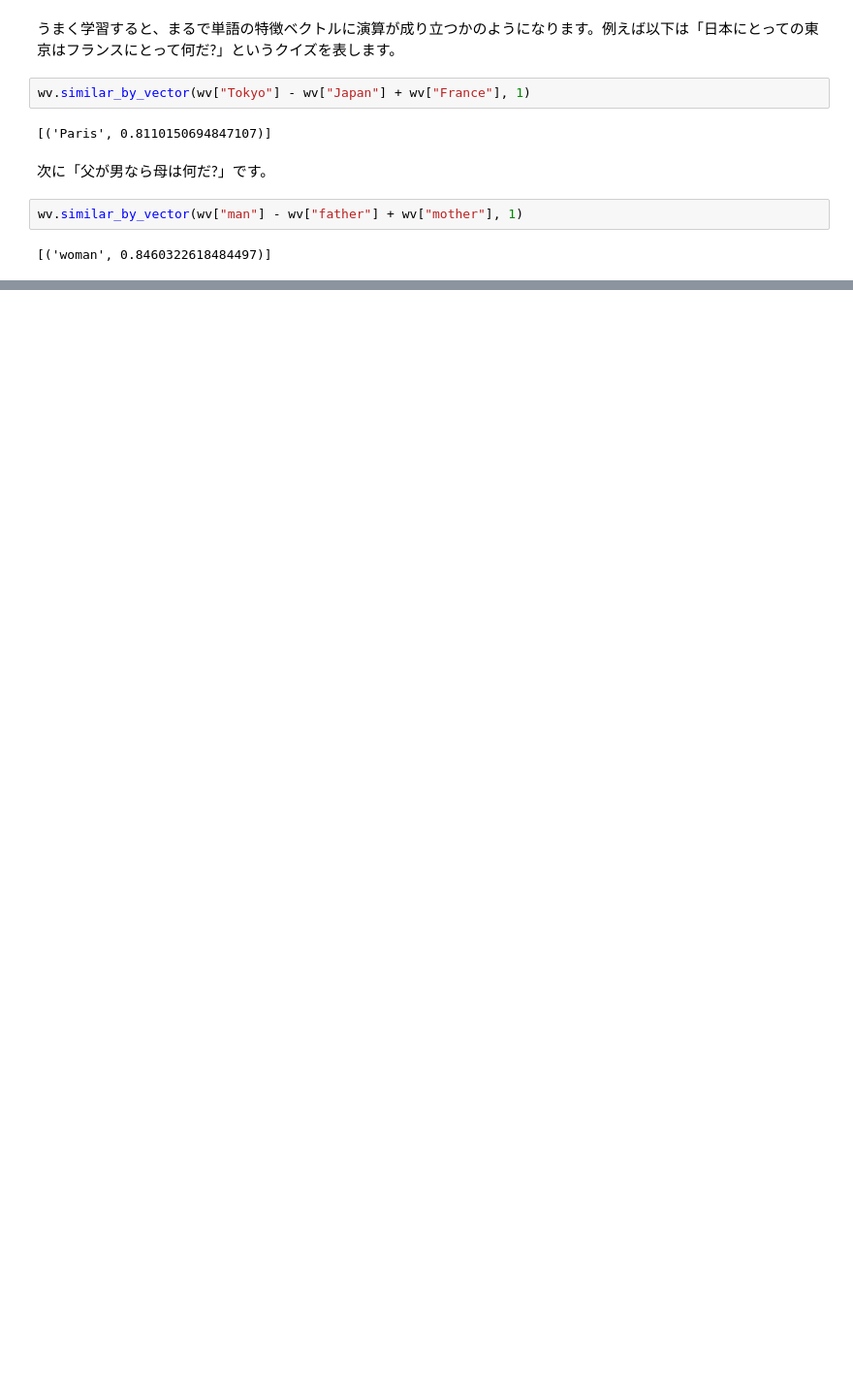
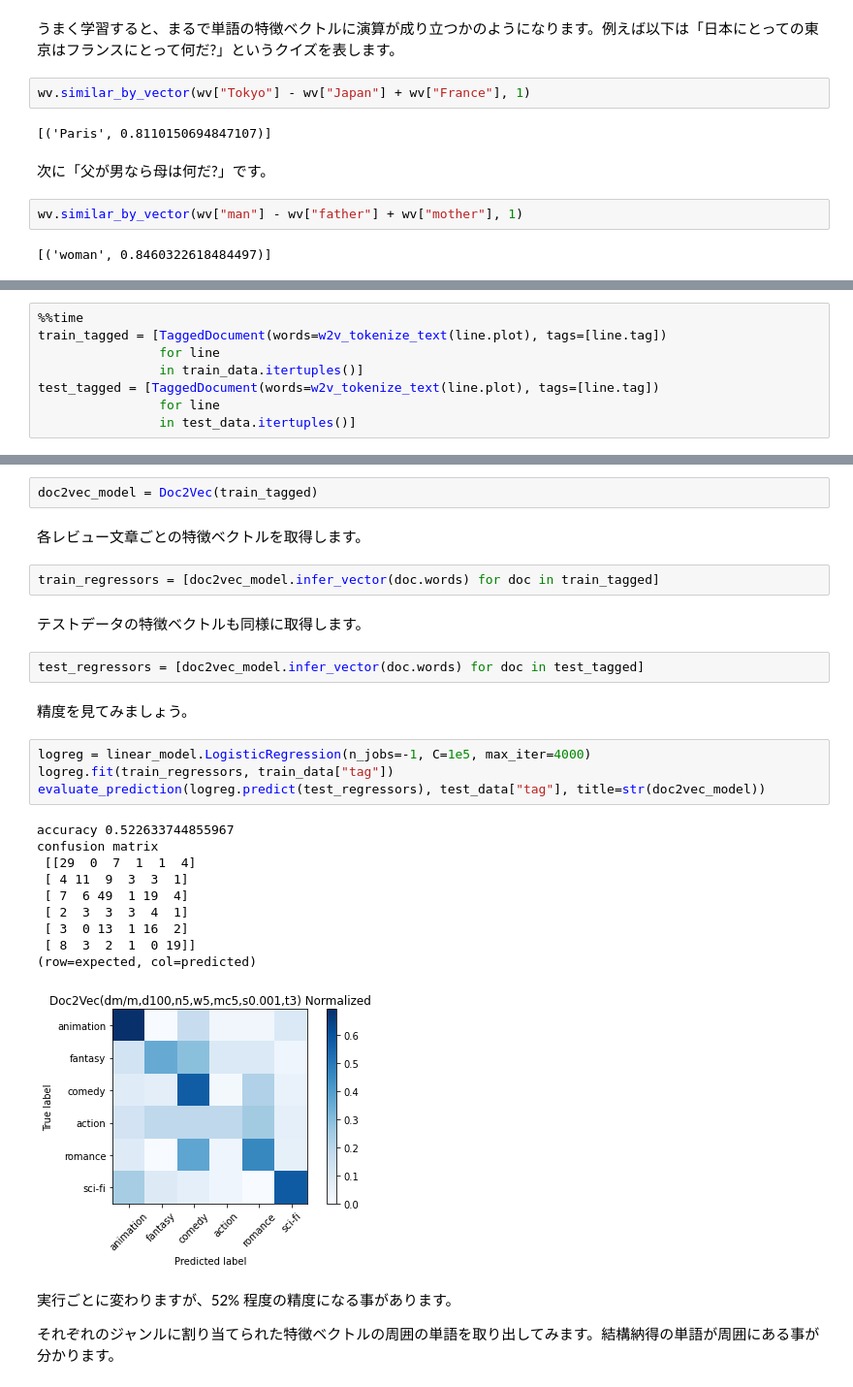
Before and after one commit to propella/gensim-word2vec-movie, a Jupyter notebook: notebooks/movie.ipynb, the cells around one changed output, grey strips where cells are left out. Shown at 97% size. Saved outputs shown, nothing was run; the diff lists cells and outputs as text; blank space fills up the shorter version.

```diff
--- a/notebooks/movie.ipynb
+++ b/notebooks/movie.ipynb
@@ -503,0 +513,8 @@ Scruffy but irresistibly attractive Yau Muk-yan, without a job or a place to liv
+# %%
+%%time
+train_tagged = [TaggedDocument(words=w2v_tokenize_text(line.plot), tags=[line.tag])
+                for line
+                in train_data.itertuples()]
+test_tagged = [TaggedDocument(words=w2v_tokenize_text(line.plot), tags=[line.tag])
+                for line
+                in test_data.itertuples()]
@@ -503,0 +532,31 @@ Scruffy but irresistibly attractive Yau Muk-yan, without a job or a place to liv
+# %%
+doc2vec_model = Doc2Vec(train_tagged)
+# %% [markdown]
+各レビュー文章ごとの特徴ベクトルを取得します。
+# %%
+train_regressors = [doc2vec_model.infer_vector(doc.words) for doc in train_tagged]
+# %% [markdown]
+テストデータの特徴ベクトルも同様に取得します。
+# %%
+test_regressors = [doc2vec_model.infer_vector(doc.words) for doc in test_tagged]
+# %% [markdown]
+精度を見てみましょう。
+# %%
+logreg = linear_model.LogisticRegression(n_jobs=-1, C=1e5, max_iter=4000)
+logreg.fit(train_regressors, train_data["tag"])
+evaluate_prediction(logreg.predict(test_regressors), test_data["tag"], title=str(doc2vec_model))
+# %% [output]
+accuracy 0.522633744855967
+confusion matrix
+ [[29  0  7  1  1  4]
+ [ 4 11  9  3  3  1]
+ [ 7  6 49  1 19  4]
+ [ 2  3  3  3  4  1]
+ [ 3  0 13  1 16  2]
+ [ 8  3  2  1  0 19]]
+(row=expected, col=predicted)
+[figure, added]
+# %% [markdown]
+実行ごとに変わりますが、52% 程度の精度になる事があります。
+
+それぞれのジャンルに割り当てられた特徴ベクトルの周囲の単語を取り出してみます。結構納得の単語が周囲にある事が分かります。
```
Also changed, not shown: parts of 34 cells of this notebook, 1 other file.
